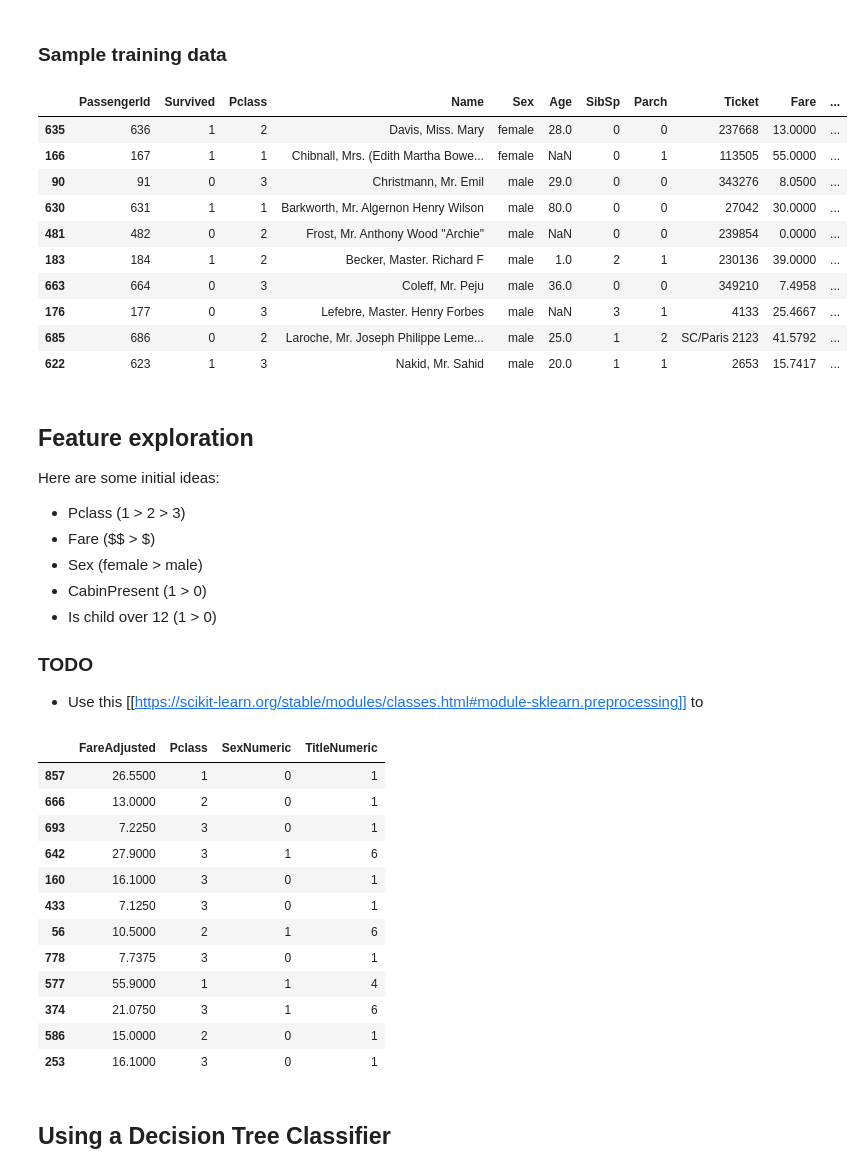
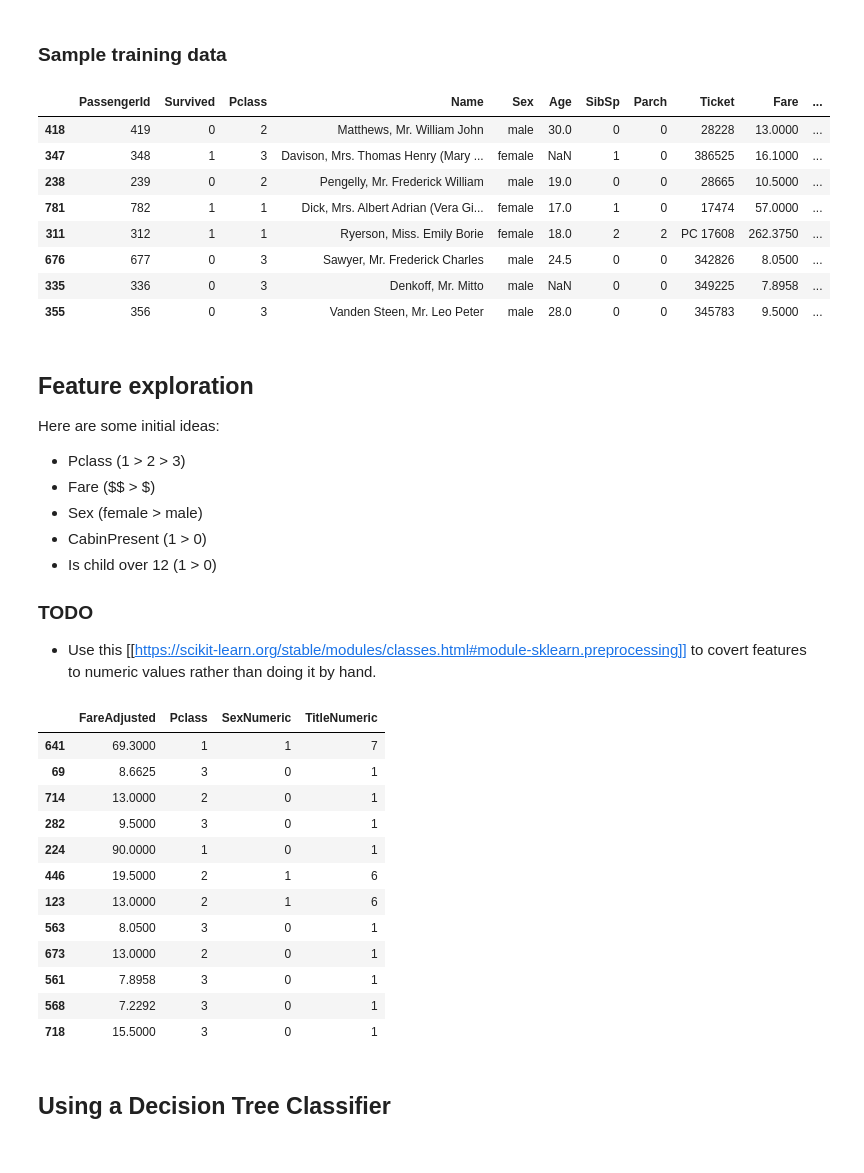
Before and after one commit to osofariu/titanic, a Jupyter notebook: titanic_kernel_ovi.ipynb, the cells around one changed output. Saved outputs shown, nothing was run; the diff lists cells and outputs as text; code cells hidden in the pictures.

```diff
--- a/titanic_kernel_ovi.ipynb
+++ b/titanic_kernel_ovi.ipynb
@@ -98,19 +99,17 @@ groups.get_group('Age')
 # %% [markdown]
 ### Sample training data
 # %%
-t_train_orig.sample(10)
+t_train_orig.sample(8)
 # %% [output]
 |  | PassengerId | Survived | Pclass | Name | Sex | Age | SibSp | Parch | Ticket | Fare | ... |
-| 635 | 636 | 1 | 2 | Davis, Miss. Mary | female | 28.0 | 0 | 0 | 237668 | 13.0000 | ... |
-| 166 | 167 | 1 | 1 | Chibnall, Mrs. (Edith Martha Bowe... | female | NaN | 0 | 1 | 113505 | 55.0000 | ... |
-| 90 | 91 | 0 | 3 | Christmann, Mr. Emil | male | 29.0 | 0 | 0 | 343276 | 8.0500 | ... |
-| 630 | 631 | 1 | 1 | Barkworth, Mr. Algernon Henry Wilson | male | 80.0 | 0 | 0 | 27042 | 30.0000 | ... |
-| 481 | 482 | 0 | 2 | Frost, Mr. Anthony Wood "Archie" | male | NaN | 0 | 0 | 239854 | 0.0000 | ... |
-| 183 | 184 | 1 | 2 | Becker, Master. Richard F | male | 1.0 | 2 | 1 | 230136 | 39.0000 | ... |
-| 663 | 664 | 0 | 3 | Coleff, Mr. Peju | male | 36.0 | 0 | 0 | 349210 | 7.4958 | ... |
-| 176 | 177 | 0 | 3 | Lefebre, Master. Henry Forbes | male | NaN | 3 | 1 | 4133 | 25.4667 | ... |
-| 685 | 686 | 0 | 2 | Laroche, Mr. Joseph Philippe Leme... | male | 25.0 | 1 | 2 | SC/Paris 2123 | 41.5792 | ... |
-| 622 | 623 | 1 | 3 | Nakid, Mr. Sahid | male | 20.0 | 1 | 1 | 2653 | 15.7417 | ... |
+| 418 | 419 | 0 | 2 | Matthews, Mr. William John | male | 30.0 | 0 | 0 | 28228 | 13.0000 | ... |
+| 347 | 348 | 1 | 3 | Davison, Mrs. Thomas Henry (Mary ... | female | NaN | 1 | 0 | 386525 | 16.1000 | ... |
+| 238 | 239 | 0 | 2 | Pengelly, Mr. Frederick William | male | 19.0 | 0 | 0 | 28665 | 10.5000 | ... |
+| 781 | 782 | 1 | 1 | Dick, Mrs. Albert Adrian (Vera Gi... | female | 17.0 | 1 | 0 | 17474 | 57.0000 | ... |
+| 311 | 312 | 1 | 1 | Ryerson, Miss. Emily Borie | female | 18.0 | 2 | 2 | PC 17608 | 262.3750 | ... |
+| 676 | 677 | 0 | 3 | Sawyer, Mr. Frederick Charles | male | 24.5 | 0 | 0 | 342826 | 8.0500 | ... |
+| 335 | 336 | 0 | 3 | Denkoff, Mr. Mitto | male | NaN | 0 | 0 | 349225 | 7.8958 | ... |
+| 355 | 356 | 0 | 3 | Vanden Steen, Mr. Leo Peter | male | 28.0 | 0 | 0 | 345783 | 9.5000 | ... |
 # %% [markdown]
 ## Feature exploration
 
@@ -123,9 +122,10 @@ Here are some initial ideas:
 
 ### TODO
 
-* Use this [[https://scikit-learn.org/stable/modules/classes.html#module-sklearn.preprocessing]] to
+* Use this [[https://scikit-learn.org/stable/modules/classes.html#module-sklearn.preprocessing]] to covert features to numeric values rather than doing it by hand.
 # %%
 import math
+from sklearn import preprocessing
 
 t_train = t_train_orig
 
@@ -169,25 +169,22 @@ titles_esteemed_first = {
 
 t_train['TitleNumeric'] = t_train['Title'].map(lambda title: titles_esteemed_first[title])
 
-
 feature_cols = ['FareAdjusted', 'Pclass', 'SexNumeric', 'TitleNumeric']
-t_train[np.isnan(t_train['Age']) & (t_train['Title'] == 'Miss.')][feature_cols].sample(12)
-
 t_train[feature_cols].sample(12)
 # %% [output]
 |  | FareAdjusted | Pclass | SexNumeric | TitleNumeric |
-| 857 | 26.5500 | 1 | 0 | 1 |
-| 666 | 13.0000 | 2 | 0 | 1 |
-| 693 | 7.2250 | 3 | 0 | 1 |
-| 642 | 27.9000 | 3 | 1 | 6 |
-| 160 | 16.1000 | 3 | 0 | 1 |
-| 433 | 7.1250 | 3 | 0 | 1 |
-| 56 | 10.5000 | 2 | 1 | 6 |
-| 778 | 7.7375 | 3 | 0 | 1 |
-| 577 | 55.9000 | 1 | 1 | 4 |
-| 374 | 21.0750 | 3 | 1 | 6 |
-| 586 | 15.0000 | 2 | 0 | 1 |
-| 253 | 16.1000 | 3 | 0 | 1 |
+| 641 | 69.3000 | 1 | 1 | 7 |
+| 69 | 8.6625 | 3 | 0 | 1 |
+| 714 | 13.0000 | 2 | 0 | 1 |
+| 282 | 9.5000 | 3 | 0 | 1 |
+| 224 | 90.0000 | 1 | 0 | 1 |
+| 446 | 19.5000 | 2 | 1 | 6 |
+| 123 | 13.0000 | 2 | 1 | 6 |
+| 563 | 8.0500 | 3 | 0 | 1 |
+| 673 | 13.0000 | 2 | 0 | 1 |
+| 561 | 7.8958 | 3 | 0 | 1 |
+| 568 | 7.2292 | 3 | 0 | 1 |
+| 718 | 15.5000 | 3 | 0 | 1 |
 # %% [markdown]
 ## Using a Decision Tree Classifier
 # %%
```
Also changed, not shown: parts of 6 cells of this notebook, 1 other file.
